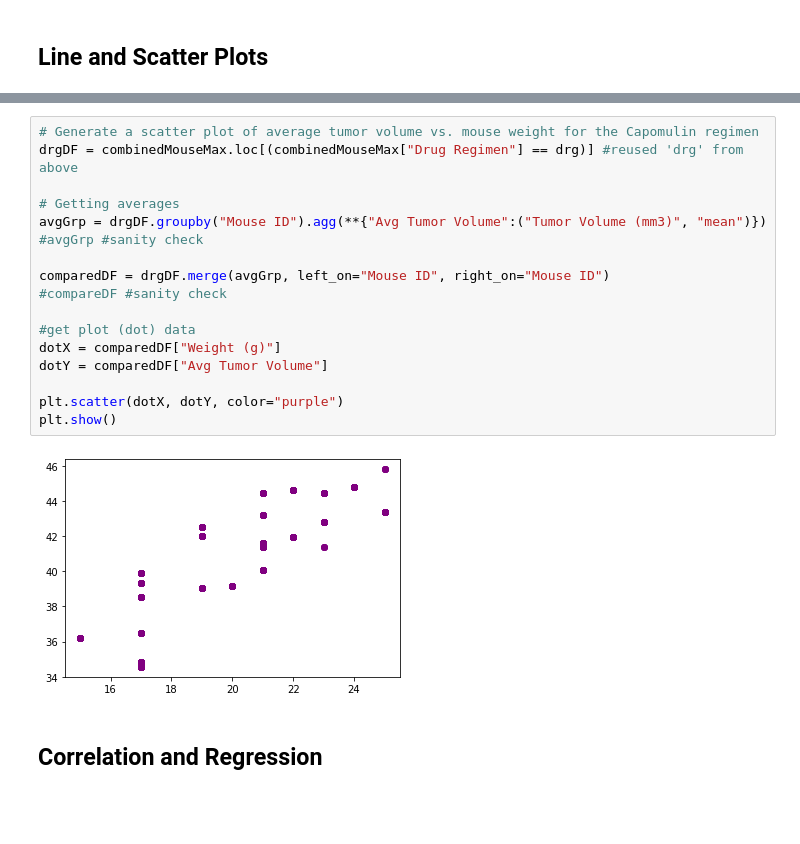
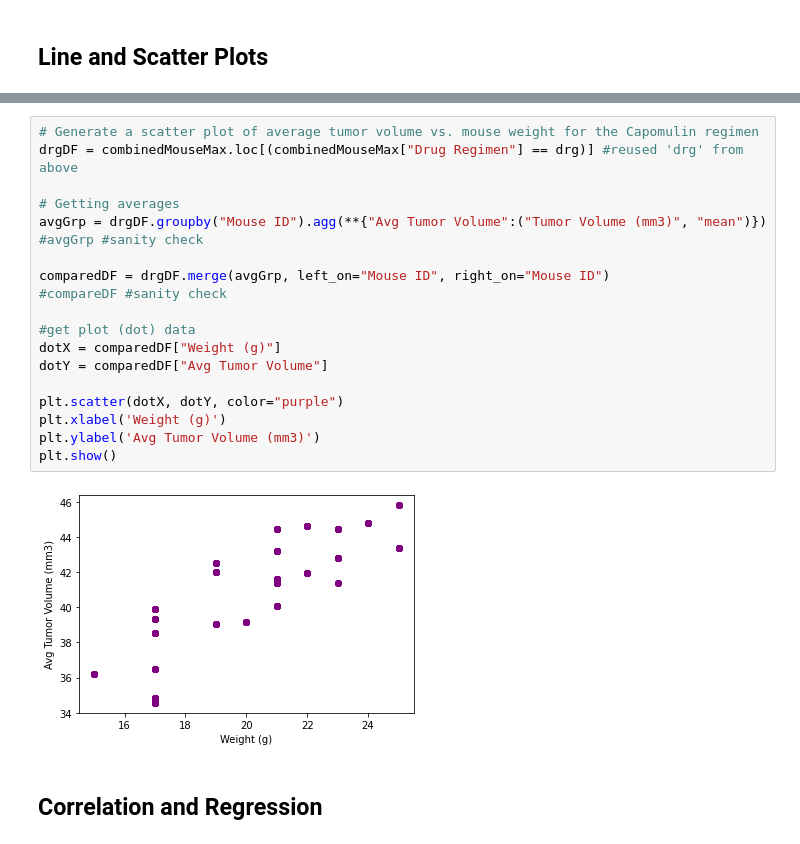
Before and after one commit to kidik425/05-MatPlotLib, a Jupyter notebook: Pymaceuticals/pymaceuticals_final.ipynb, the cells around one changed output, grey strips where cells are left out. Drawn from its saved outputs; the diff is of its cells as text; blank space fills up the shorter version.

Commit message:
added labels for one of the scatter plots

```diff
--- a/Pymaceuticals/pymaceuticals_final.ipynb
+++ b/Pymaceuticals/pymaceuticals_final.ipynb
@@ -397,22 +397,24 @@ plt.show()
 # %%
 # Generate a scatter plot of average tumor volume vs. mouse weight for the Capomulin regimen
 drgDF = combinedMouseMax.loc[(combinedMouseMax["Drug Regimen"] == drg)] #reused 'drg' from above
 
 # Getting averages
 avgGrp = drgDF.groupby("Mouse ID").agg(**{"Avg Tumor Volume":("Tumor Volume (mm3)", "mean")})
 #avgGrp #sanity check
 
 comparedDF = drgDF.merge(avgGrp, left_on="Mouse ID", right_on="Mouse ID")
 #compareDF #sanity check
 
 #get plot (dot) data
 dotX = comparedDF["Weight (g)"]
 dotY = comparedDF["Avg Tumor Volume"]
 
 plt.scatter(dotX, dotY, color="purple")
+plt.xlabel('Weight (g)')
+plt.ylabel('Avg Tumor Volume (mm3)')
 plt.show()
 # %% [output]
-[figure, old version]
+[figure, new version]
 # %% [markdown]
 ## Correlation and Regression
 # %%
```
Also changed, not shown: parts of 1 cell of this notebook.
